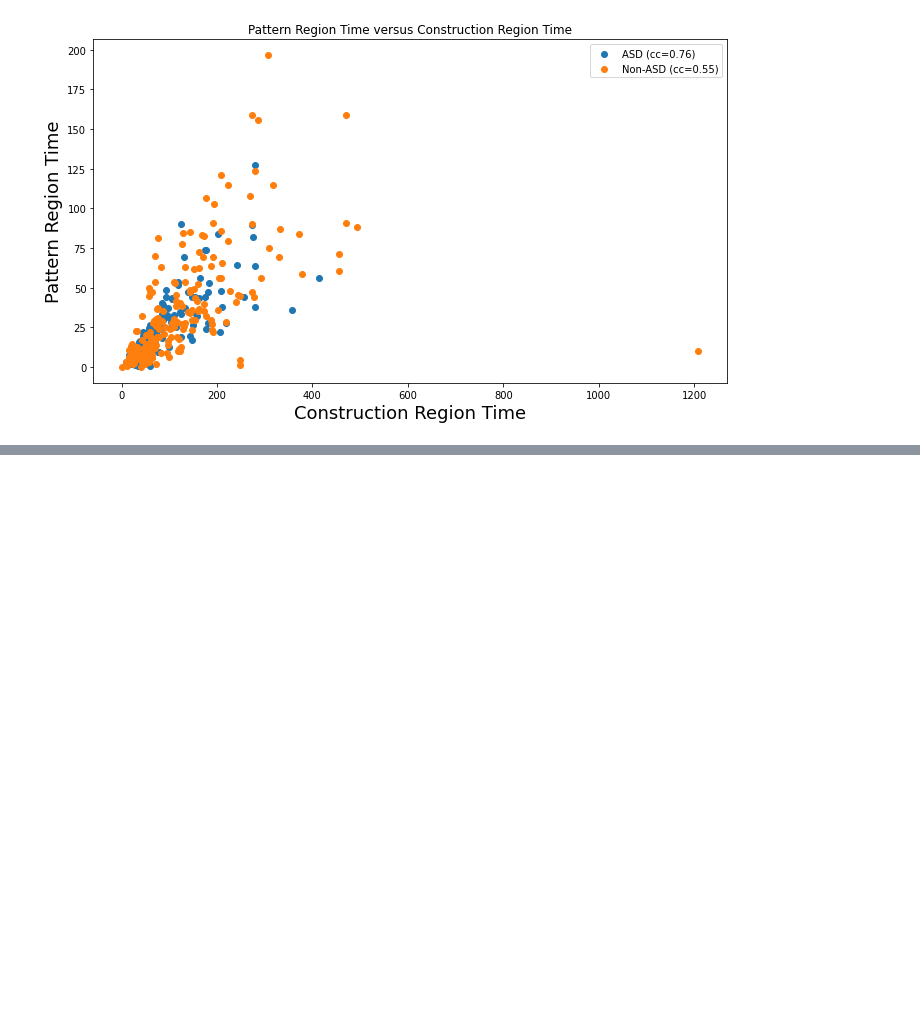
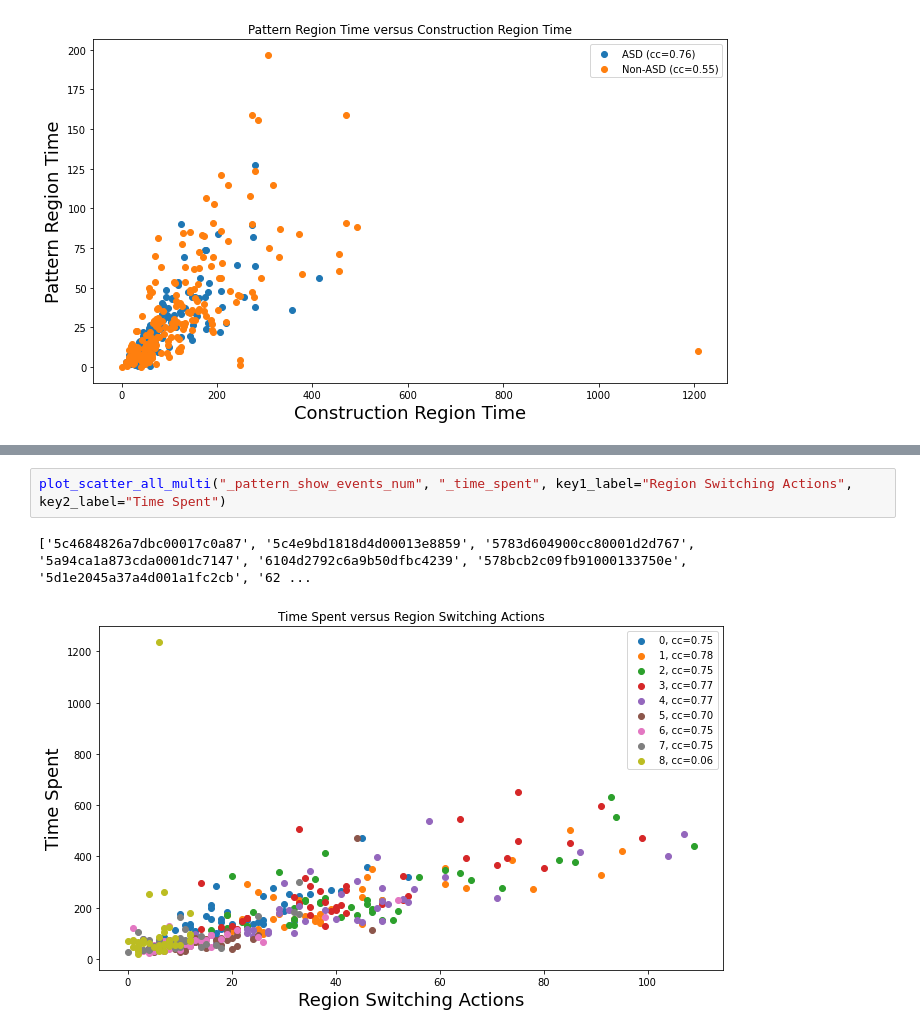
Before and after one commit to aivaslab/AAAi--2023-AI-for-Social-Good-Appendix, a Jupyter notebook: Scatter_plots_cogsci.ipynb, the cells around one changed output, grey strips where cells are left out. Cells and saved outputs as stored; diff of their text form; blank space fills up the shorter version.

```diff
--- a/Scatter_plots_cogsci.ipynb
+++ b/Scatter_plots_cogsci.ipynb
@@ -400,0 +449,5 @@ plot_scatter_all("_construction_region_time", "_pattern_region_time", key1_label
+# %%
+plot_scatter_all_multi("_pattern_show_events_num", "_time_spent", key1_label="Region Switching Actions", key2_label="Time Spent")
+# %% [output]
+['5c4684826a7dbc00017c0a87', '5c4e9bd1818d4d00013e8859', '5783d604900cc80001d2d767', '5a94ca1a873cda0001dc7147', '6104d2792c6a9b50dfbc4239', '578bcb2c09fb91000133750e', '5d1e2045a37a4d001a1fc2cb', '62 ...
+[figure, added]
```
Also changed, not shown: parts of 3 cells of this notebook.
